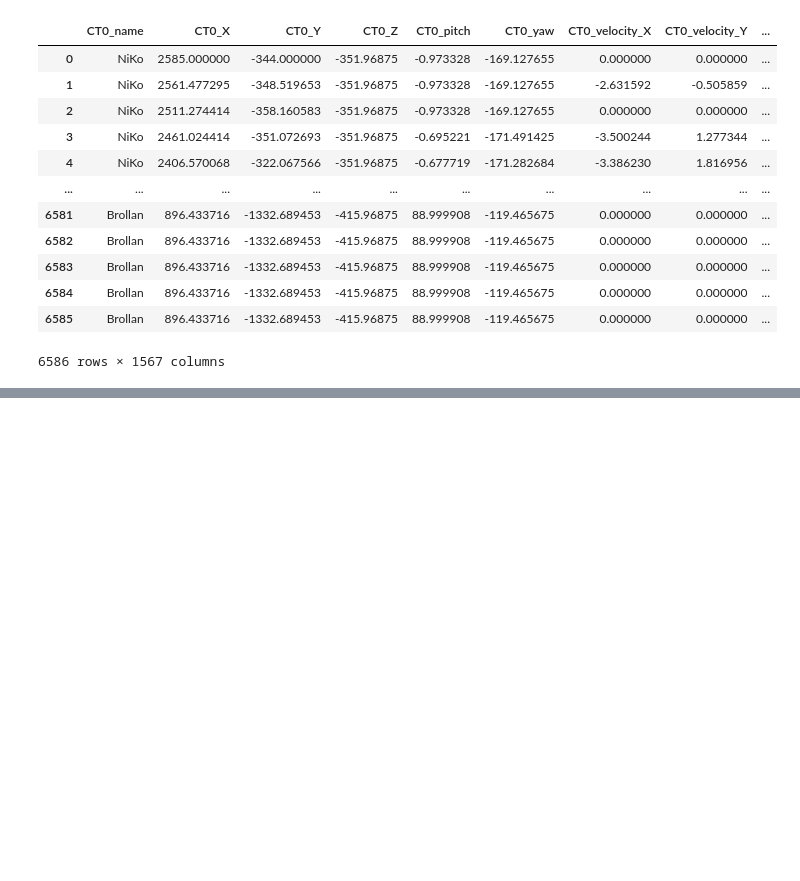
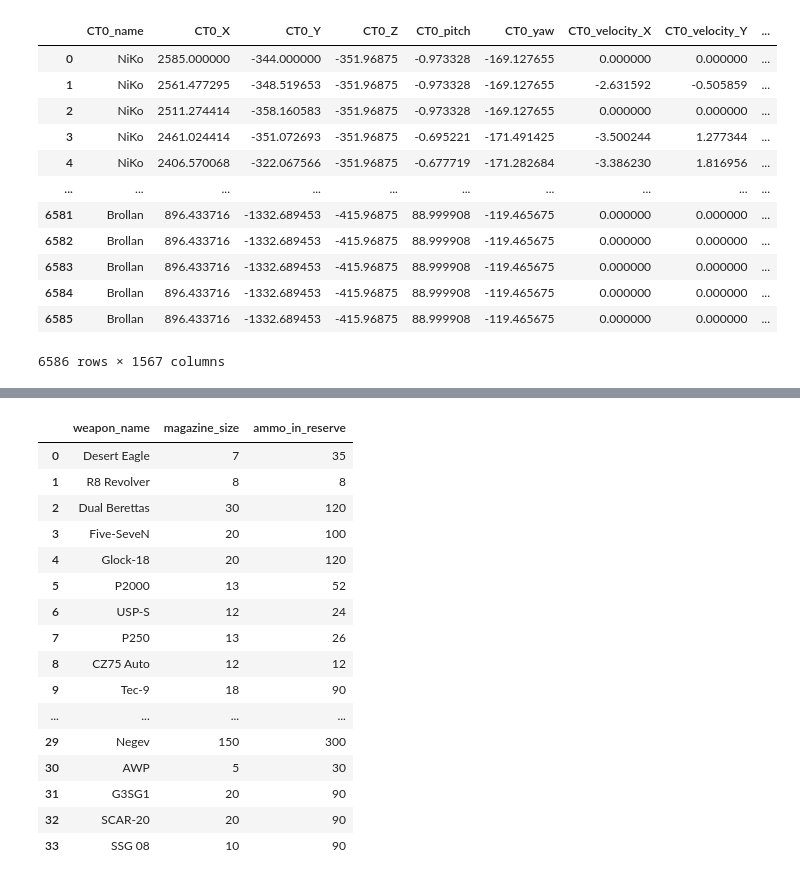
Before and after one commit to szmidapatrik/c2m1TPaeVlsln, a Jupyter notebook: proj/graph_dataset/CS2_dataset_package_test.ipynb, the cells around one changed output, grey strips where cells are left out. Cells and saved outputs as stored; diff of their text form; code cells hidden in the pictures; blank space fills up the shorter version.

Commit message:
weapon ammo info collected

```diff
--- a/proj/graph_dataset/CS2_dataset_package_test.ipynb
+++ b/proj/graph_dataset/CS2_dataset_package_test.ipynb
@@ -169,0 +172,20 @@ df_dict
+# %%
+pd.read_csv('../../_/weapon_info/ammo_info.csv')
+# %% [output]
+|  | weapon_name | magazine_size | ammo_in_reserve |
+| 0 | Desert Eagle | 7 | 35 |
+| 1 | R8 Revolver | 8 | 8 |
+| 2 | Dual Berettas | 30 | 120 |
+| 3 | Five-SeveN | 20 | 100 |
+| 4 | Glock-18 | 20 | 120 |
+| 5 | P2000 | 13 | 52 |
+| 6 | USP-S | 12 | 24 |
+| 7 | P250 | 13 | 26 |
+| 8 | CZ75 Auto | 12 | 12 |
+| 9 | Tec-9 | 18 | 90 |
+| ... | ... | ... | ... |
+| 29 | Negev | 150 | 300 |
+| 30 | AWP | 5 | 30 |
+| 31 | G3SG1 | 20 | 90 |
+| 32 | SCAR-20 | 20 | 90 |
+| 33 | SSG 08 | 10 | 90 |
```
Also changed, not shown: parts of 3 cells of this notebook, 2 other files.
